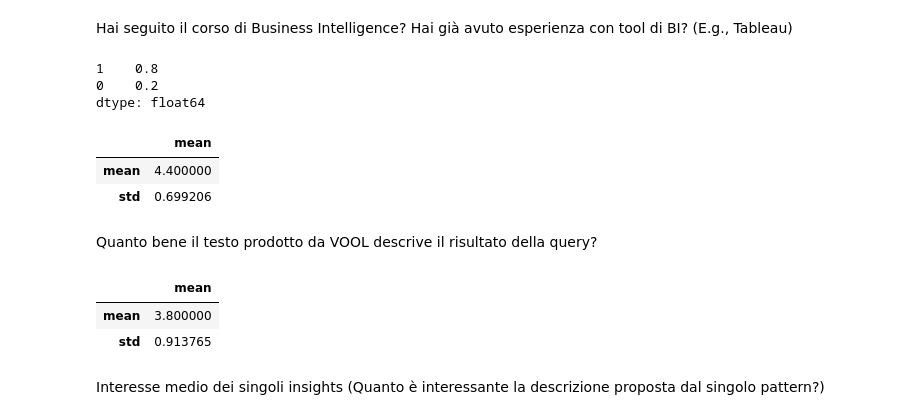
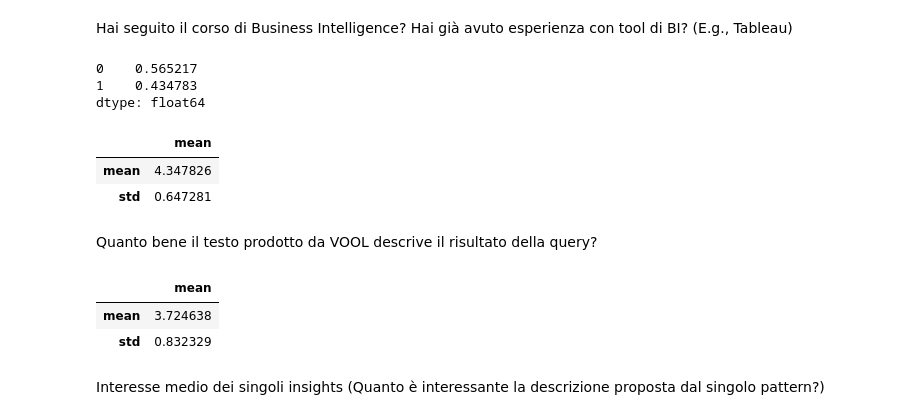
Before and after one commit to big-unibo/conversational-olap, a Jupyter notebook: COOL/src/main/python/charts.ipynb, the cells around one changed output. Saved outputs shown, nothing was run; the diff lists cells and outputs as text; code cells hidden in the pictures.

Commit message:
update the user results

```diff
--- a/COOL/src/main/python/charts.ipynb
+++ b/COOL/src/main/python/charts.ipynb
@@ -261,5 +261,7 @@ fig
 [figure]
 # %%
 df = pd.read_csv(path + "formResponses.csv")
+for c in df.columns:
+    df[c] = df[c].replace(" \(Molto alto\)", "", regex=True).replace(" \(Very high\)", "", regex=True).replace(" \(Molto basso\)", "", regex=True).replace(" \(Very low\)", "", regex=True)
 df
 # %% [output]
@@ -280,26 +288,26 @@ Hai familiarità con la lingua inglese?
 # %% [markdown]
 Hai seguito il corso di Business Intelligence? Hai già avuto esperienza con tool di BI? (E.g., Tableau)
 # %%
-dff = df[[x for x in df.columns if ("Hai seguito il corso di Business Intelligence?" in x or "Hai già avuto esperienza con tool di BI? (E.g., Tableau)" in x)]]
+dff = df[[x for x in df.columns if ("How familiar are you with business intelligence and datawarehousing?" in x or "Have you already worked with BI tools such as Tableau?" in x or "Hai seguito il corso di Business Intelligence?" in x or "Hai già avuto esperienza con tool di BI? (E.g., Tableau)" in x)]]
 dff.columns = [0, 1]
-dff.apply(lambda x: 0 if (x[0] == "No" or x[1] == "No") else 1, axis=1).value_counts(normalize=True)
+dff.apply(lambda x: 0 if ((x[0] == "No" or x[0] < 3) or x[1] == "No") else 1, axis=1).value_counts(normalize=True)
 # %% [output]
-1    0.8
-0    0.2
+0    0.565217
+1    0.434783
 dtype: float64
 # %%
-df[[x for x in df.columns if "Hai familiarità con la lingua inglese?" in x]].agg([np.mean, np.std], axis=0).agg([np.mean], axis=1)
+df[[x for x in df.columns if "Hai familiarità con la lingua inglese?" in x or "How familiar are you with the English language?" in x]].agg([np.mean, np.std], axis=0).agg([np.mean], axis=1)
 # %% [output]
 |  | mean |
-| mean | 4.400000 |
-| std | 0.699206 |
+| mean | 4.347826 |
+| std | 0.647281 |
 # %% [markdown]
 Quanto bene il testo prodotto da VOOL descrive il risultato della query?
 # %%
-df[[x for x in df.columns if "Quanto bene il testo prodotto da VOOL descrive il risultato della query?" in x]].agg([np.mean, np.std], axis=0).agg([np.mean], axis=1)
+df[[x for x in df.columns if "Quanto bene il testo prodotto da VOOL descrive il risultato della query?" in x or "How well does the text produced by VOOL describe the query result?" in x]].apply(pd.to_numeric).agg([np.mean, np.std], axis=0).agg([np.mean], axis=1)
 # %% [output]
 |  | mean |
-| mean | 3.800000 |
-| std | 0.913765 |
+| mean | 3.724638 |
+| std | 0.832329 |
 # %% [markdown]
 Interesse medio dei singoli insights (Quanto è interessante la descrizione proposta dal singolo pattern?)
```
Also changed, not shown: parts of 7 cells of this notebook, 7 other files.
